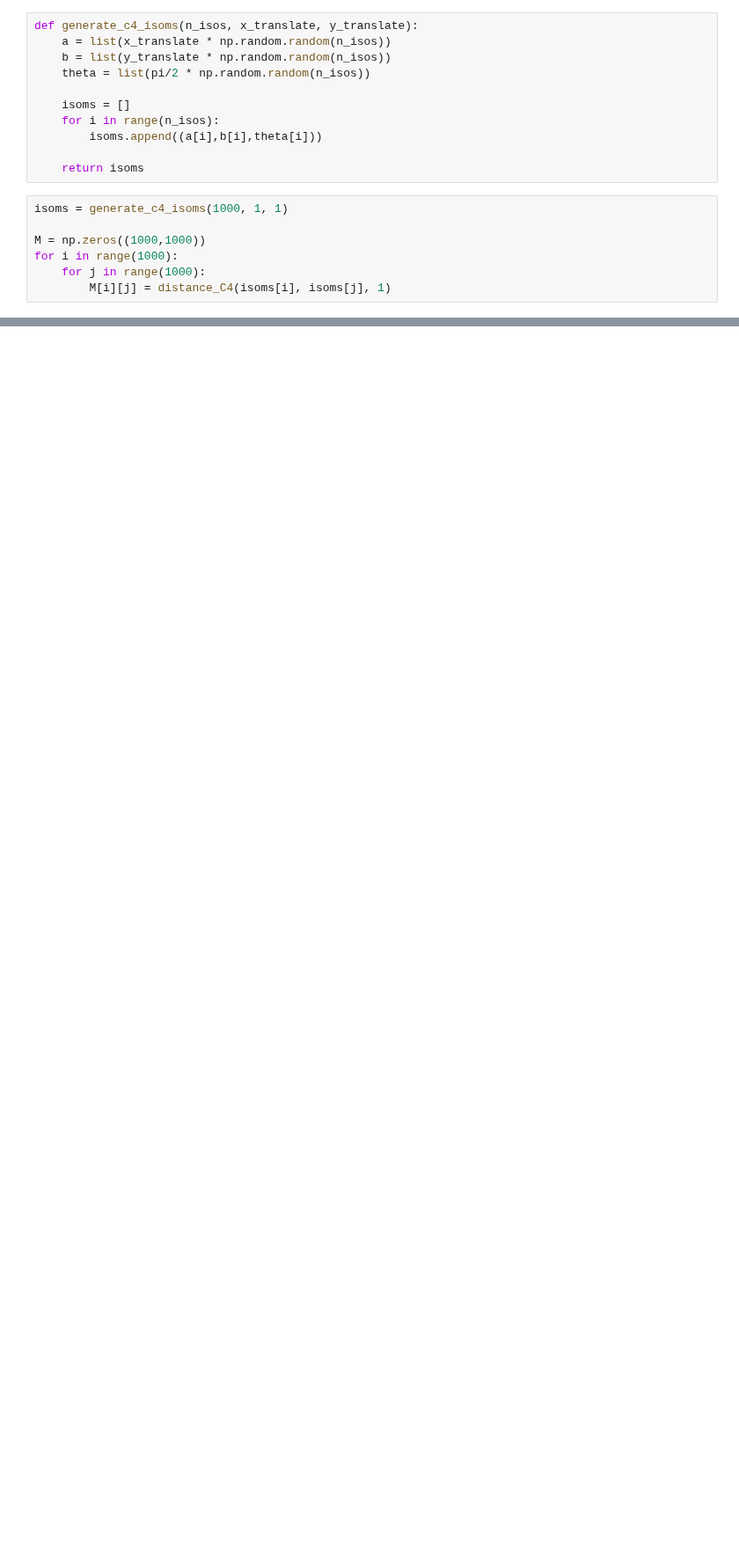
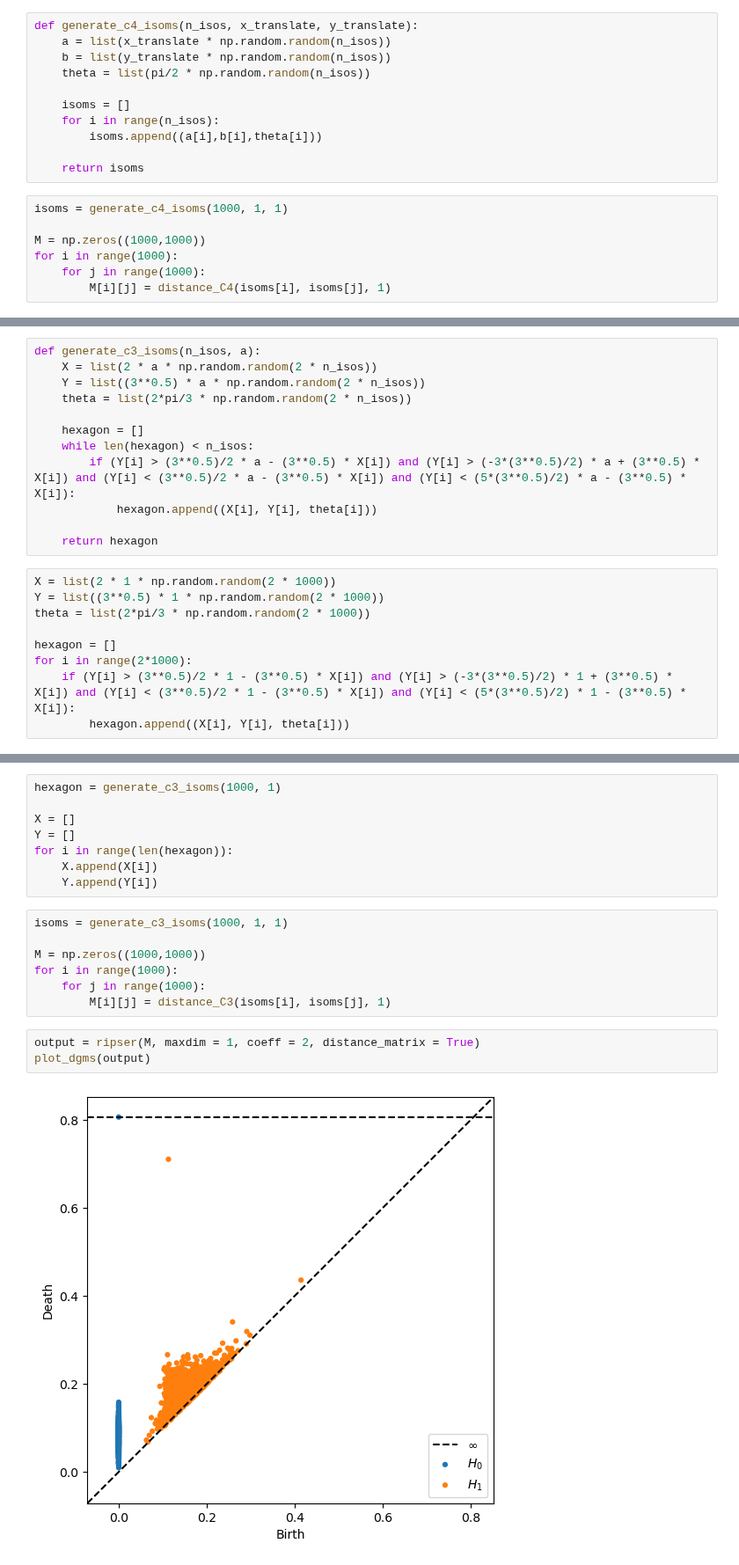
Before and after one commit to kyleormsby/persistent-symmetry, a Jupyter notebook: studentDemos/Olivia_demos/fund_domain.ipynb, the cells around one changed output, grey strips where cells are left out. Shown at 88% size. Saved outputs shown, nothing was run; the diff lists cells and outputs as text; blank space fills up the shorter version.

Commit message:
hex isoms

```diff
--- a/studentDemos/Olivia_demos/fund_domain.ipynb
+++ b/studentDemos/Olivia_demos/fund_domain.ipynb
@@ -249,0 +336,21 @@ for i in range(1000):
+# %%
+def generate_c3_isoms(n_isos, a):
+    X = list(2 * a * np.random.random(2 * n_isos))
+    Y = list((3**0.5) * a * np.random.random(2 * n_isos))
+    theta = list(2*pi/3 * np.random.random(2 * n_isos))
+
+    hexagon = []
+    while len(hexagon) < n_isos:
+        if (Y[i] > (3**0.5)/2 * a - (3**0.5) * X[i]) and (Y[i] > (-3*(3**0.5)/2) * a + (3**0.5) * X[i]) and (Y[i] < (3**0.5)/2 * a - (3**0.5) * X[i]) and (Y[i] < (5*(3**0.5)/2) * a - (3**0.5) * X[i]):
+            hexagon.append((X[i], Y[i], theta[i]))
+
+    return hexagon
+# %%
+X = list(2 * 1 * np.random.random(2 * 1000))
+Y = list((3**0.5) * 1 * np.random.random(2 * 1000))
+theta = list(2*pi/3 * np.random.random(2 * 1000))
+
+hexagon = []
+for i in range(2*1000):
+    if (Y[i] > (3**0.5)/2 * 1 - (3**0.5) * X[i]) and (Y[i] > (-3*(3**0.5)/2) * 1 + (3**0.5) * X[i]) and (Y[i] < (3**0.5)/2 * 1 - (3**0.5) * X[i]) and (Y[i] < (5*(3**0.5)/2) * 1 - (3**0.5) * X[i]):
+        hexagon.append((X[i], Y[i], theta[i]))
@@ -249,0 +363,20 @@ for i in range(1000):
+# %%
+hexagon = generate_c3_isoms(1000, 1)
+
+X = []
+Y = []
+for i in range(len(hexagon)):
+    X.append(X[i])
+    Y.append(Y[i])
+# %%
+isoms = generate_c3_isoms(1000, 1, 1)
+
+M = np.zeros((1000,1000))
+for i in range(1000):
+    for j in range(1000):
+        M[i][j] = distance_C3(isoms[i], isoms[j], 1)
+# %%
+output = ripser(M, maxdim = 1, coeff = 2, distance_matrix = True)
+plot_dgms(output)
+# %% [output]
+[figure, added]
```
Also changed, not shown: parts of 11 cells of this notebook.
